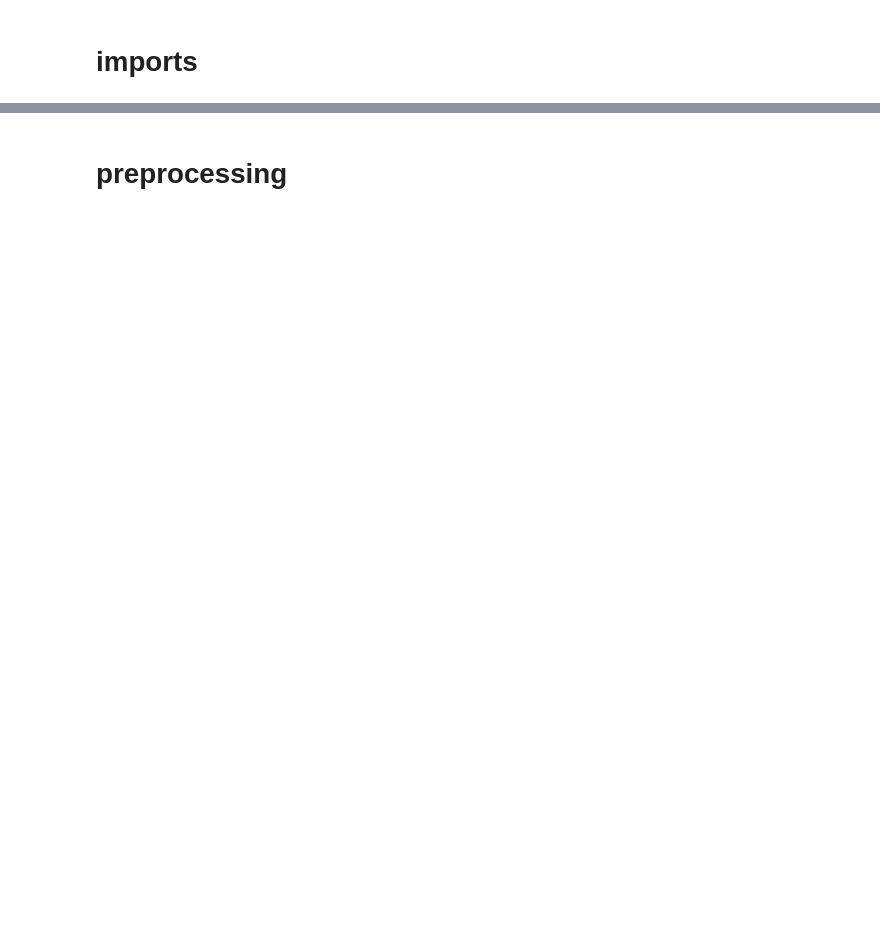
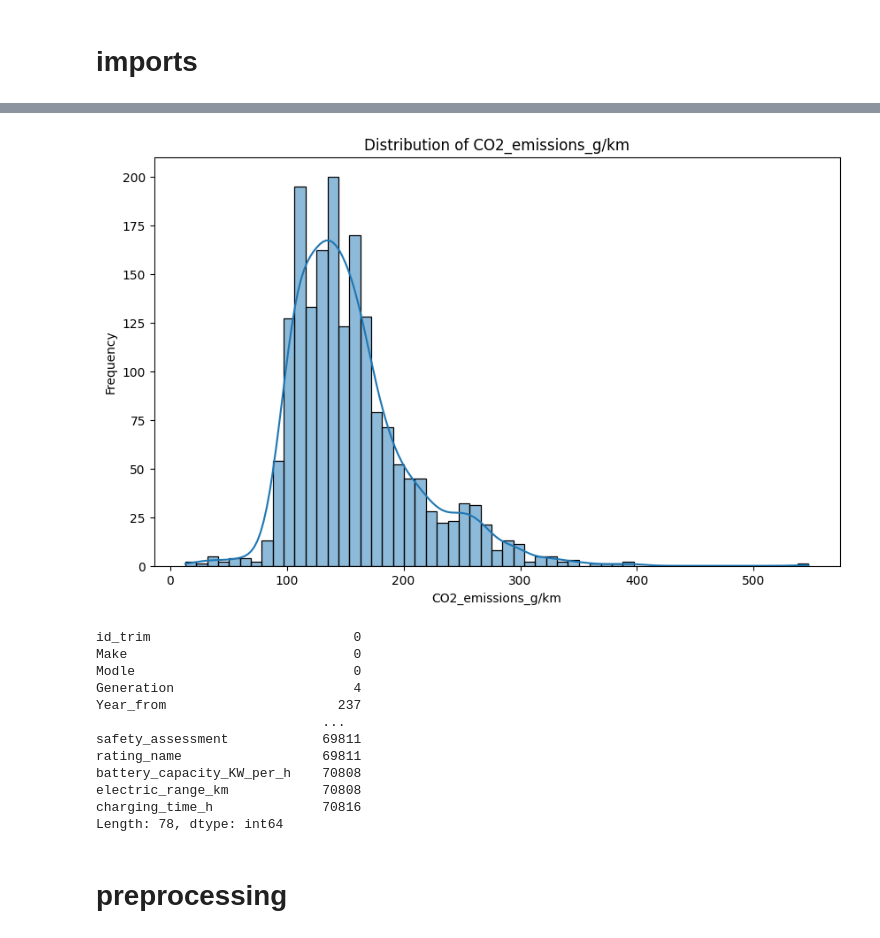
Before and after one commit to val-mon/cars-efficiency, a Jupyter notebook: main.ipynb, the cells around one changed output, grey strips where cells are left out. Drawn from its saved outputs; the diff is of its cells as text; code cells hidden in the pictures; blank space fills up the shorter version.

```diff
--- a/main.ipynb
+++ b/main.ipynb
@@ -24,3 +59,29 @@ df
+# %%
+column = 'CO2_emissions_g/km'
+
+plt.figure(figsize=(10, 6))
+sns.histplot(df[column].dropna(), kde=True)
+plt.title(f'Distribution of {column}')
+plt.xlabel(column)
+plt.ylabel('Frequency')
+plt.show()
+
+#type(df['number_of_seats'].head(1)[0])
+#df[column].between(0, 500).sum()
+# %% [output]
+[figure, added]
+id_trim                          0
+Make                             0
+Modle                            0
+Generation                       4
+Year_from                      237
+                             ...
+safety_assessment            69811
+rating_name                  69811
+battery_capacity_KW_per_h    70808
+electric_range_km            70808
+charging_time_h              70816
+Length: 78, dtype: int64
 # %% [markdown]
 # preprocessing
 # %%
```
Also changed, not shown: parts of 4 cells of this notebook.
